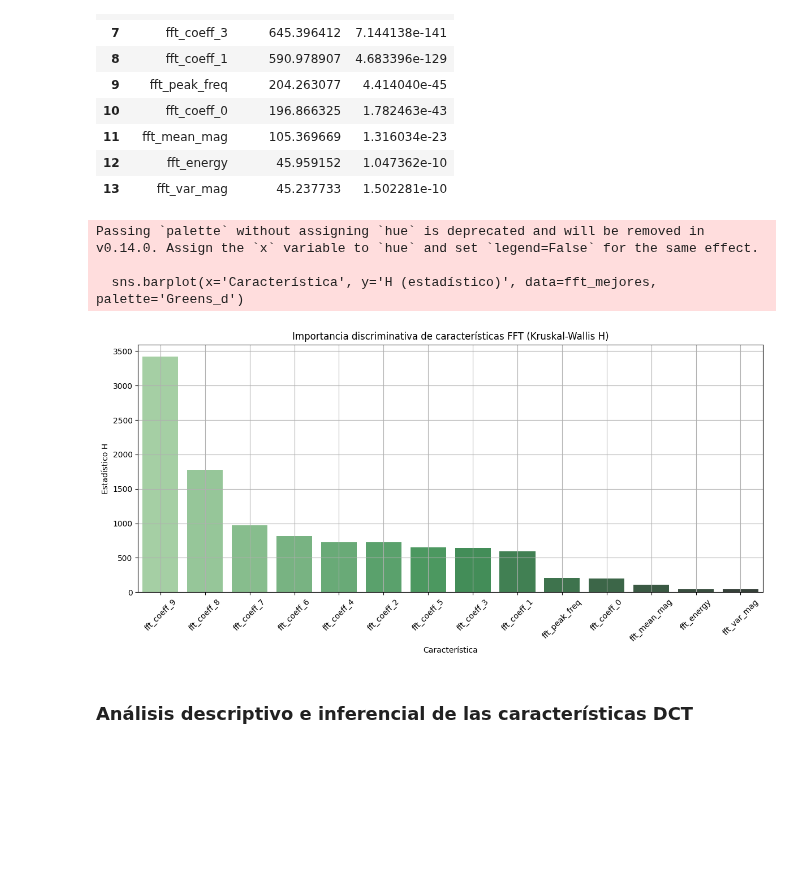
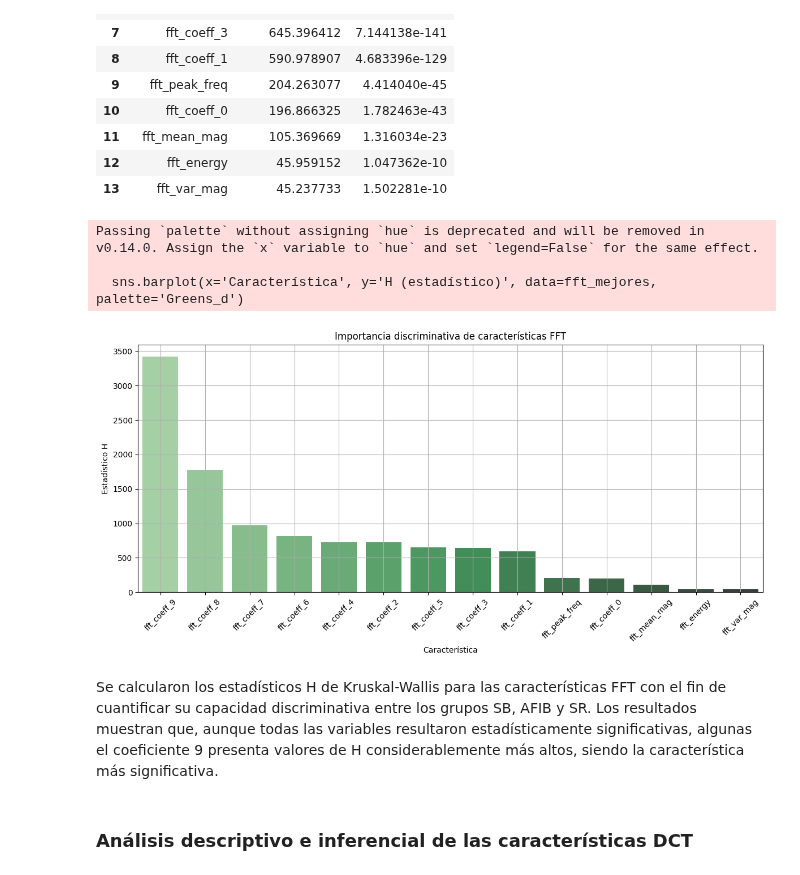
Before and after one commit to LisethTiria/Biosenales-2025-1, a Jupyter notebook: proyecto2_ecg_/proyecto2_script.ipynb, the cells around one changed output. Saved outputs shown, nothing was run; the diff lists cells and outputs as text; code cells hidden in the pictures; blank space fills up the shorter version.

Commit message:
Características más significativas resultado

```diff
--- a/proyecto2_ecg_/proyecto2_script.ipynb
+++ b/proyecto2_ecg_/proyecto2_script.ipynb
@@ -754,17 +754,19 @@ fft_mejores
 # %%
 plt.figure(figsize=(12, 6))
 sns.barplot(x='Característica', y='H (estadístico)', data=fft_mejores, palette='Greens_d')
-plt.title('Importancia discriminativa de características FFT (Kruskal-Wallis H)')
+plt.title('Importancia discriminativa de características FFT')
 plt.ylabel('Estadístico H')
 plt.xticks(rotation=45)
 plt.grid(True)
 plt.tight_layout()
 plt.show()
 # %% [output]
 Passing `palette` without assigning `hue` is deprecated and will be removed in v0.14.0. Assign the `x` variable to `hue` and set `legend=False` for the same effect.
 
   sns.barplot(x='Característica', y='H (estadístico)', data=fft_mejores, palette='Greens_d')
-[figure, old version]
+[figure, new version]
+# %% [markdown]
+Se calcularon los estadísticos H de Kruskal-Wallis para las características FFT con el fin de cuantificar su capacidad discriminativa entre los grupos SB, AFIB y SR. Los resultados muestran que, aunque todas las variables resultaron estadísticamente significativas, algunas el coeficiente 9 presenta valores de H considerablemente más altos, siendo la característica más significativa.
 # %% [markdown]
 ### Análisis descriptivo e inferencial de las características DCT
 # %%
```
Also changed, not shown: parts of 1 cell of this notebook.
